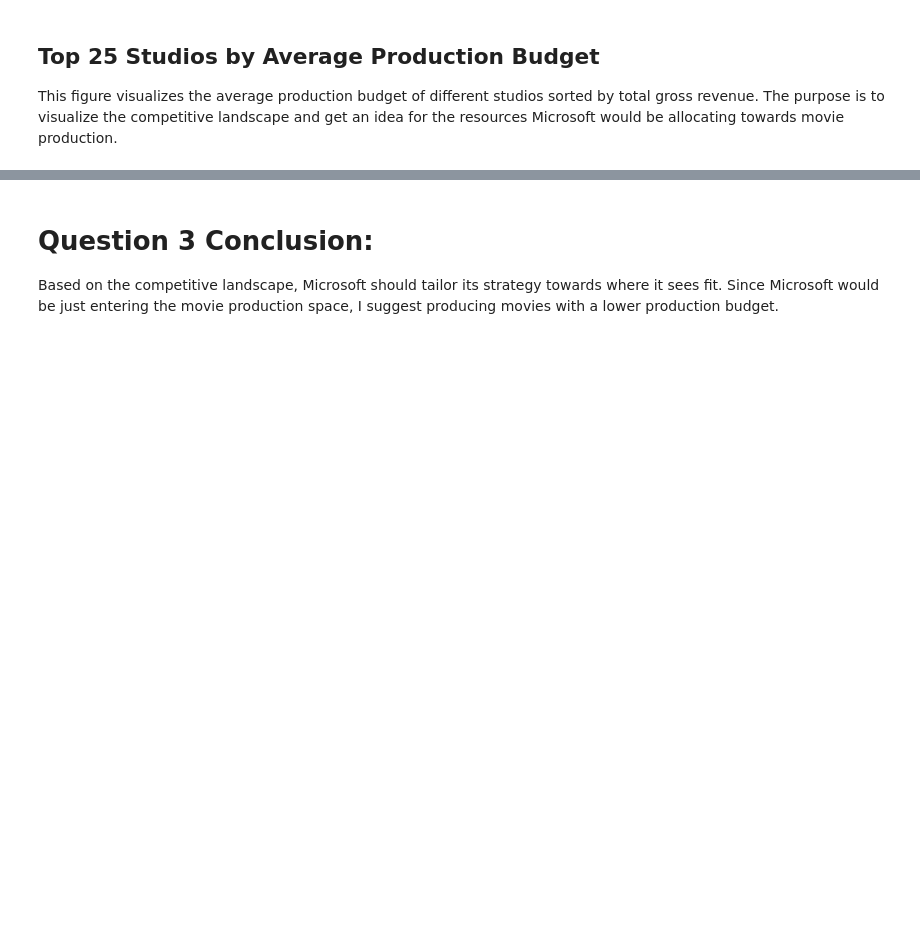
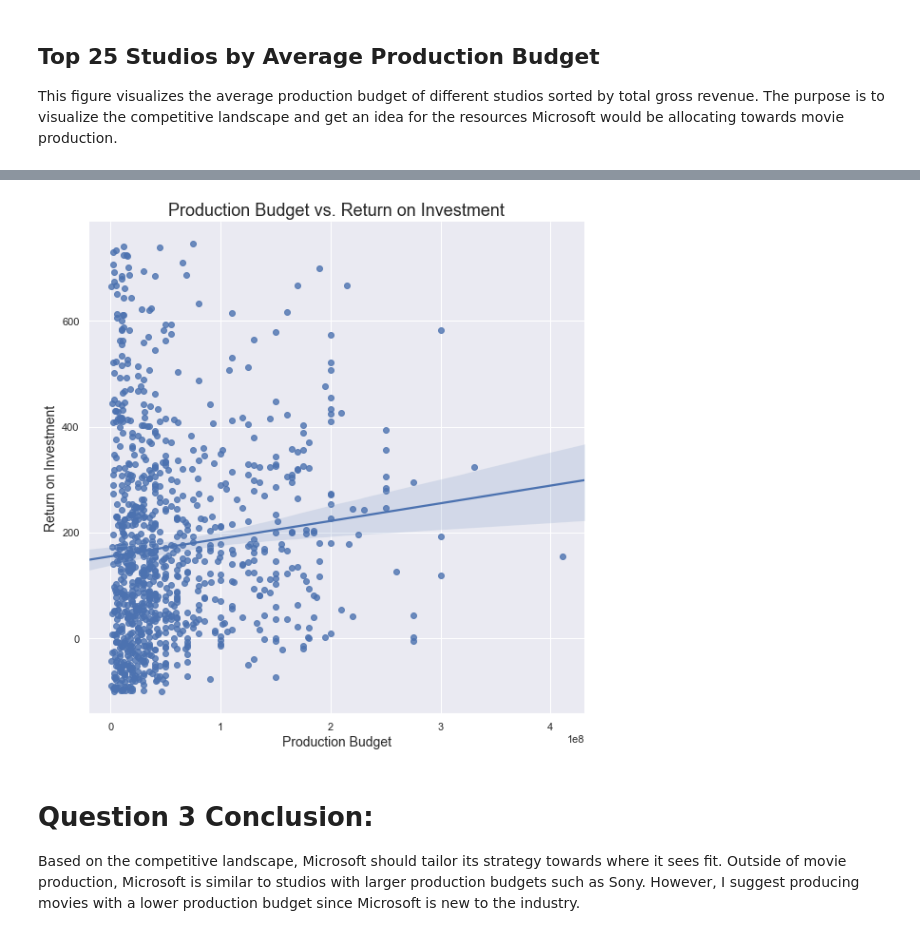
Before and after one commit to christiantsui/Movie-Data-Exploratory-Analysis, a Jupyter notebook: student.ipynb, the cells around one changed output, grey strips where cells are left out. Cells and saved outputs as stored; diff of their text form; code cells hidden in the pictures; blank space fills up the shorter version.

```diff
--- a/student.ipynb
+++ b/student.ipynb
@@ -835,3 +853,13 @@ Pass the following variables as keyword args: x, y. From version 0.12, the only
+# %%
+# remove outliers
+budget_roi_plt = studios_budget[studios_budget["roi"].between(*studios_budget['roi'].quantile([0, 0.9]).tolist())]
+
+plot =sns.lmplot('production_budget','roi',data = budget_roi_plt, height=8, truncate=False, fit_reg=True);
+plt.title('Production Budget vs. Return on Investment',fontsize=18);
+plt.xlabel('Production Budget', fontsize=14);
+plt.ylabel('Return on Investment', fontsize=14);
+# %% [output]
+[figure, added]
 # %% [markdown]
 # Question 3 Conclusion:
-Based on the competitive landscape, Microsoft should tailor its strategy towards where it sees fit. Since Microsoft would be just entering the movie production space, I suggest producing movies with a lower production budget.
+Based on the competitive landscape, Microsoft should tailor its strategy towards where it sees fit. Outside of movie production, Microsoft is similar to studios with larger production budgets such as Sony. However, I suggest producing movies with a lower production budget since Microsoft is new to the industry.
```
Also changed, not shown: parts of 4 cells of this notebook, 4 other files.
